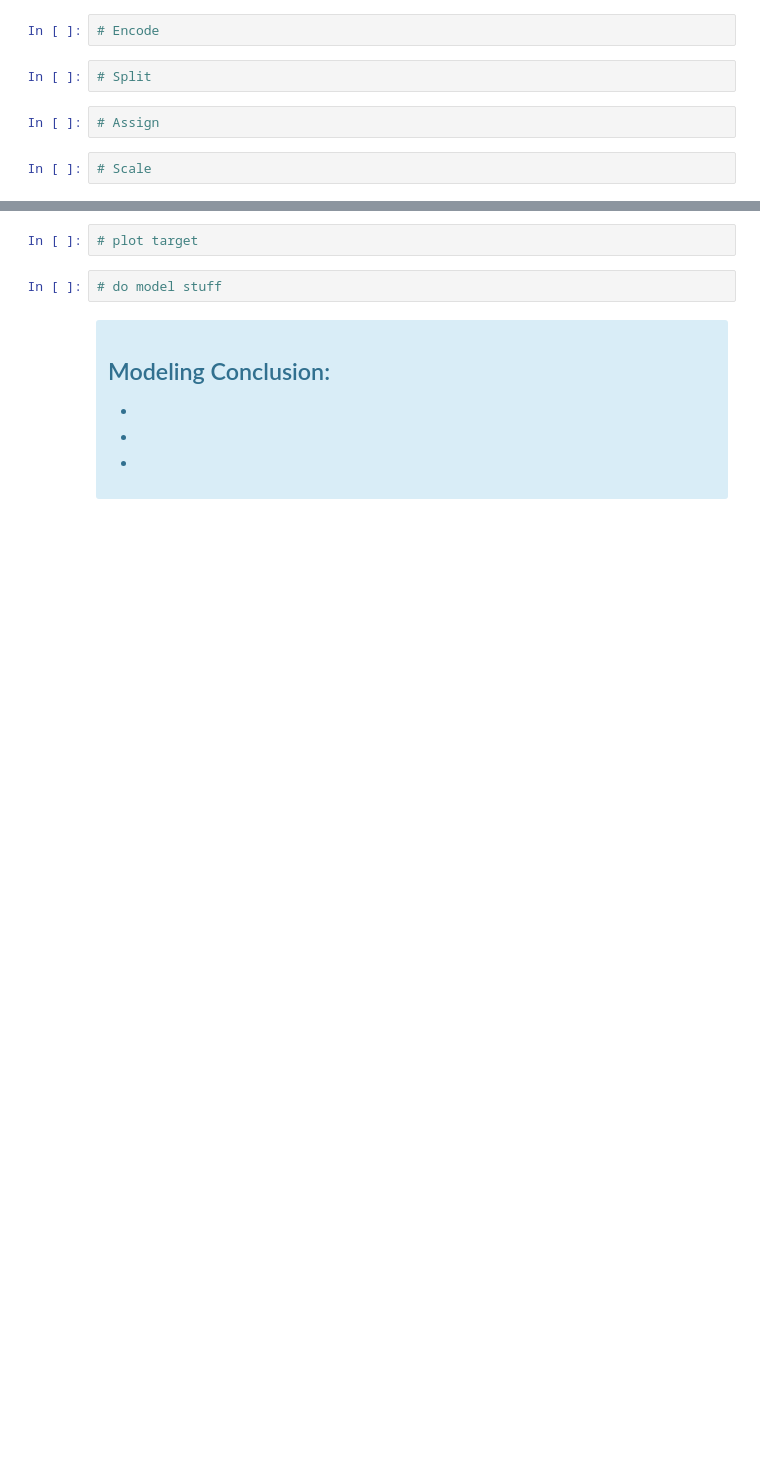
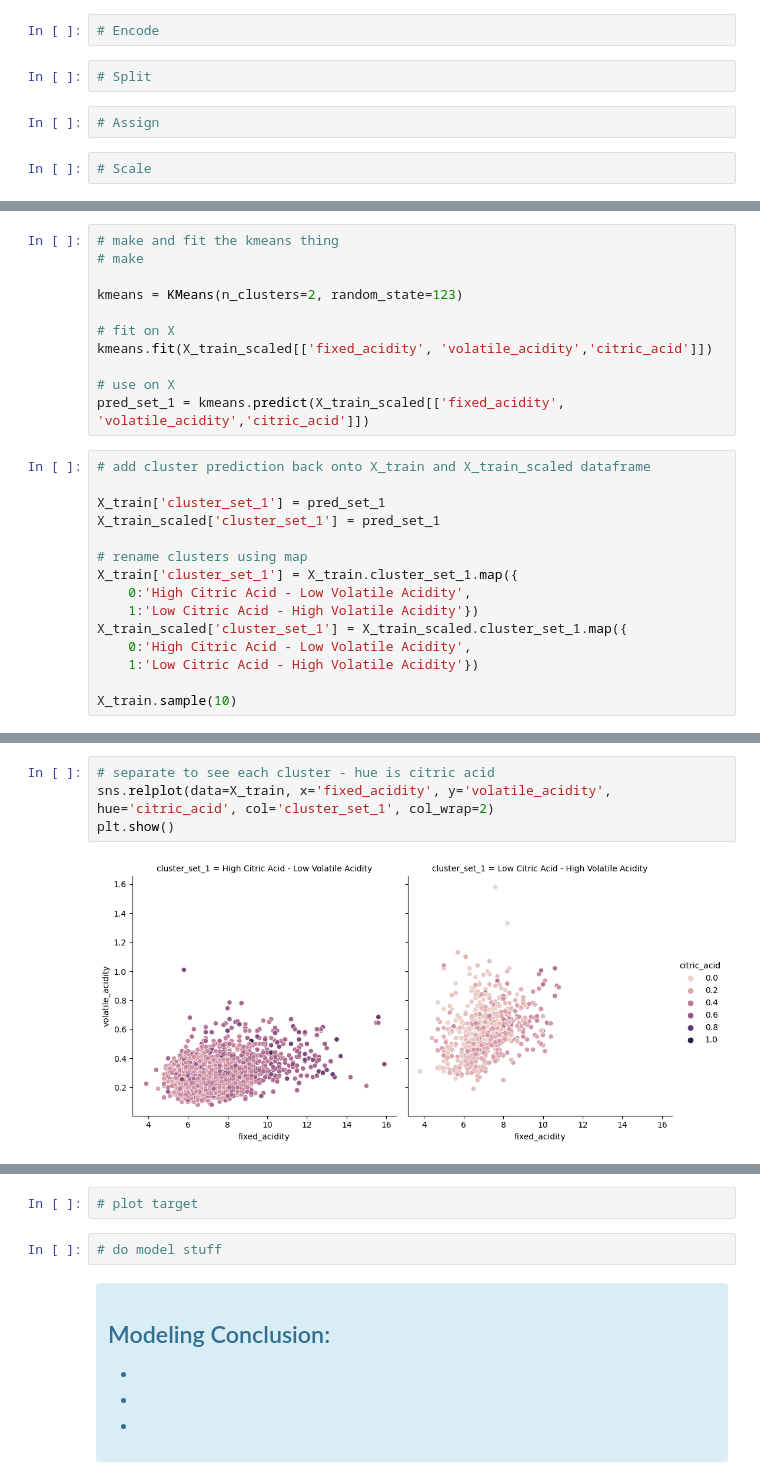
Before and after one commit to OKPTaylor/wine-quality-predictor, a Jupyter notebook: final_report.ipynb, the cells around one changed output, grey strips where cells are left out. Cells and saved outputs as stored; diff of their text form; blank space fills up the shorter version.

```diff
--- a/final_report.ipynb
+++ b/final_report.ipynb
@@ -186,0 +274,26 @@ $H_a$:
+# %%
+# make and fit the kmeans thing
+# make
+
+kmeans = KMeans(n_clusters=2, random_state=123)
+
+# fit on X
+kmeans.fit(X_train_scaled[['fixed_acidity', 'volatile_acidity','citric_acid']])
+
+# use on X
+pred_set_1 = kmeans.predict(X_train_scaled[['fixed_acidity', 'volatile_acidity','citric_acid']])
+# %%
+# add cluster prediction back onto X_train and X_train_scaled dataframe
+
+X_train['cluster_set_1'] = pred_set_1
+X_train_scaled['cluster_set_1'] = pred_set_1
+
+# rename clusters using map
+X_train['cluster_set_1'] = X_train.cluster_set_1.map({
+    0:'High Citric Acid - Low Volatile Acidity',
+    1:'Low Citric Acid - High Volatile Acidity'})
+X_train_scaled['cluster_set_1'] = X_train_scaled.cluster_set_1.map({
+    0:'High Citric Acid - Low Volatile Acidity',
+    1:'Low Citric Acid - High Volatile Acidity'})
+
+X_train.sample(10)
@@ -186,0 +325,6 @@ $H_a$:
+# %%
+# separate to see each cluster - hue is citric acid
+sns.relplot(data=X_train, x='fixed_acidity', y='volatile_acidity', hue='citric_acid', col='cluster_set_1', col_wrap=2)
+plt.show()
+# %% [output]
+[figure, added]
```
Also changed, not shown: parts of 52 cells of this notebook.
